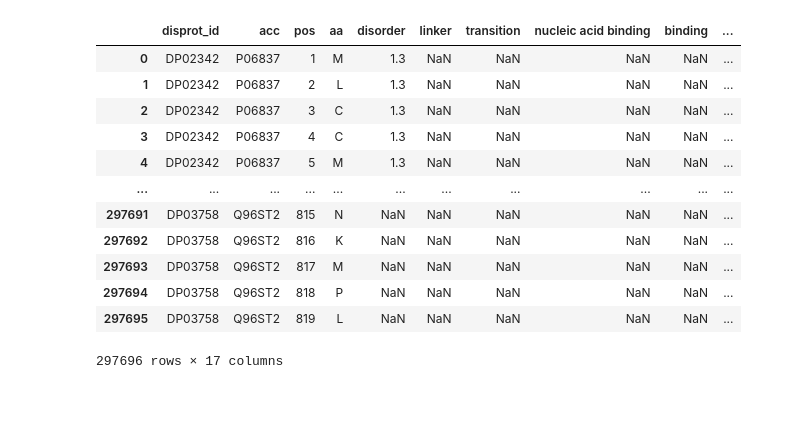
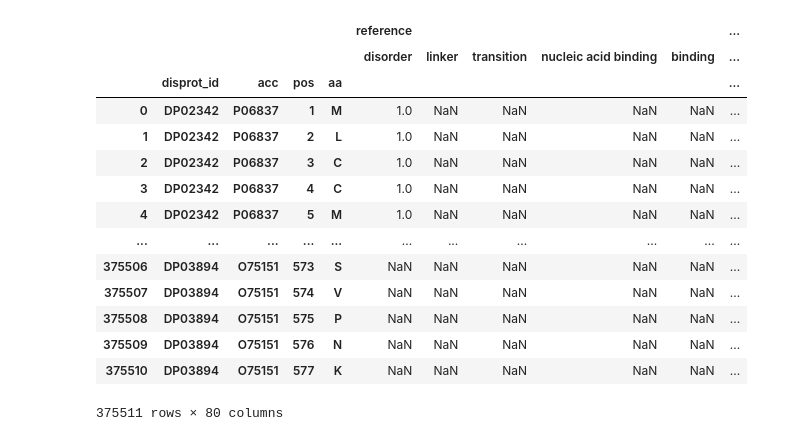
Before and after one commit to BioComputingUP/caid2-reference, a Jupyter notebook: src/reference_merge_analysis.ipynb, the cells around one changed output. Drawn from its saved outputs; the diff is of its cells as text; code cells hidden in the pictures; blank space fills up the shorter version.

Commit message:
New references

```diff
--- a/src/reference_merge_analysis.ipynb
+++ b/src/reference_merge_analysis.ipynb
@@ -11,4 +12,4 @@ figures_dir = "../data/output/figures"
 # %%
-df_dataset = pd.read_csv(dataset_merge_file, sep="\t")
+df_dataset = pd.read_csv(dataset_merge_file, sep="\t", header=[0,1], index_col=[0,1,2,3,4])
 df_dataset
 # %% [output]
@@ -27,0 +31,4 @@ df_dataset
+# %%
+df_dataset['disorder-mean'] = df_dataset.loc[:, ('disorder', )].mean(axis=1)
+df_dataset['binding-mean'] = df_dataset.loc[:, ('binding', )].mean(axis=1)
+df_dataset
@@ -28,21 +51,23 @@ df_dataset
 # %%
 # Modify reference values for the figure offset
-df_dataset['af-plddt'] = 1 - df_dataset['af-disorder']
-df_dataset.loc[df_dataset['disorder'] == 1, 'disorder'] = 1.3
-df_dataset.loc[df_dataset['binding'] == 1, 'binding'] = 1.2
-df_dataset.loc[df_dataset['pdb'] == 1, 'pdb'] = 1.1
+df_dataset['af-plddt'] = 1 - df_dataset[('alphafold', 'af-disorder')]
+df_dataset.loc[df_dataset[('reference', 'disorder')] == 1, 'disorder-y'] = 1.3
+df_dataset.loc[df_dataset[('reference', 'binding')] == 1, 'binding-y'] = 1.2
+df_dataset.loc[df_dataset[('reference', 'pdb')] == 1, 'pdb'] = 1.1
 df_dataset
 # %% [output]
-|  | disprot_id | acc | pos | aa | disorder | linker | transition | nucleic acid binding | binding | ... |
-| 0 | DP02342 | P06837 | 1 | M | 1.3 | NaN | NaN | NaN | NaN | ... |
-| 1 | DP02342 | P06837 | 2 | L | 1.3 | NaN | NaN | NaN | NaN | ... |
-| 2 | DP02342 | P06837 | 3 | C | 1.3 | NaN | NaN | NaN | NaN | ... |
-| 3 | DP02342 | P06837 | 4 | C | 1.3 | NaN | NaN | NaN | NaN | ... |
-| 4 | DP02342 | P06837 | 5 | M | 1.3 | NaN | NaN | NaN | NaN | ... |
+|  |  |  |  |  | reference |  |  |  |  | ... |
+|  |  |  |  |  | disorder | linker | transition | nucleic acid binding | binding | ... |
+|  | disprot_id | acc | pos | aa |  |  |  |  |  | ... |
+| 0 | DP02342 | P06837 | 1 | M | 1.0 | NaN | NaN | NaN | NaN | ... |
+| 1 | DP02342 | P06837 | 2 | L | 1.0 | NaN | NaN | NaN | NaN | ... |
+| 2 | DP02342 | P06837 | 3 | C | 1.0 | NaN | NaN | NaN | NaN | ... |
+| 3 | DP02342 | P06837 | 4 | C | 1.0 | NaN | NaN | NaN | NaN | ... |
+| 4 | DP02342 | P06837 | 5 | M | 1.0 | NaN | NaN | NaN | NaN | ... |
 | ... | ... | ... | ... | ... | ... | ... | ... | ... | ... | ... |
-| 297691 | DP03758 | Q96ST2 | 815 | N | NaN | NaN | NaN | NaN | NaN | ... |
-| 297692 | DP03758 | Q96ST2 | 816 | K | NaN | NaN | NaN | NaN | NaN | ... |
-| 297693 | DP03758 | Q96ST2 | 817 | M | NaN | NaN | NaN | NaN | NaN | ... |
-| 297694 | DP03758 | Q96ST2 | 818 | P | NaN | NaN | NaN | NaN | NaN | ... |
-| 297695 | DP03758 | Q96ST2 | 819 | L | NaN | NaN | NaN | NaN | NaN | ... |
+| 375506 | DP03894 | O75151 | 573 | S | NaN | NaN | NaN | NaN | NaN | ... |
+| 375507 | DP03894 | O75151 | 574 | V | NaN | NaN | NaN | NaN | NaN | ... |
+| 375508 | DP03894 | O75151 | 575 | P | NaN | NaN | NaN | NaN | NaN | ... |
+| 375509 | DP03894 | O75151 | 576 | N | NaN | NaN | NaN | NaN | NaN | ... |
+| 375510 | DP03894 | O75151 | 577 | K | NaN | NaN | NaN | NaN | NaN | ... |
-297696 rows × 17 columns
+375511 rows × 80 columns
```
Also changed, not shown: parts of 7 cells of this notebook, 4 other files.
